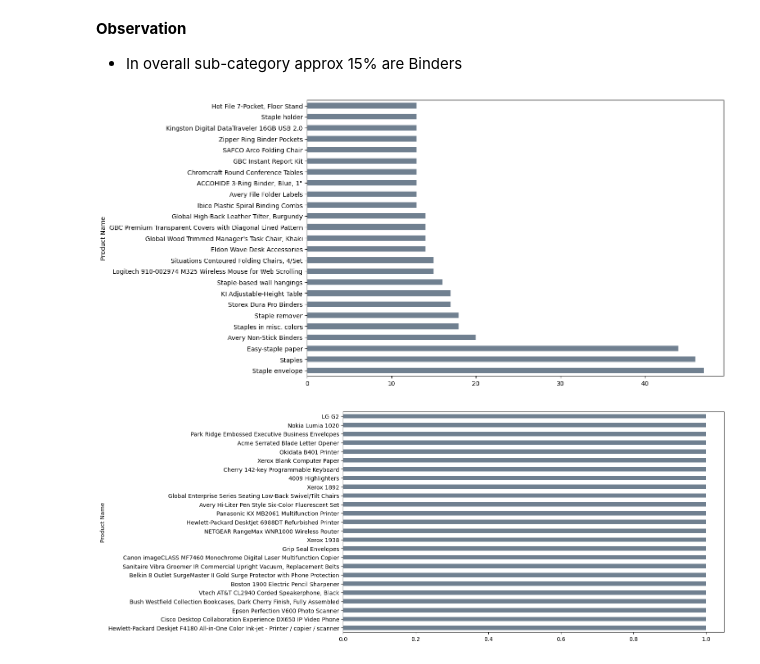
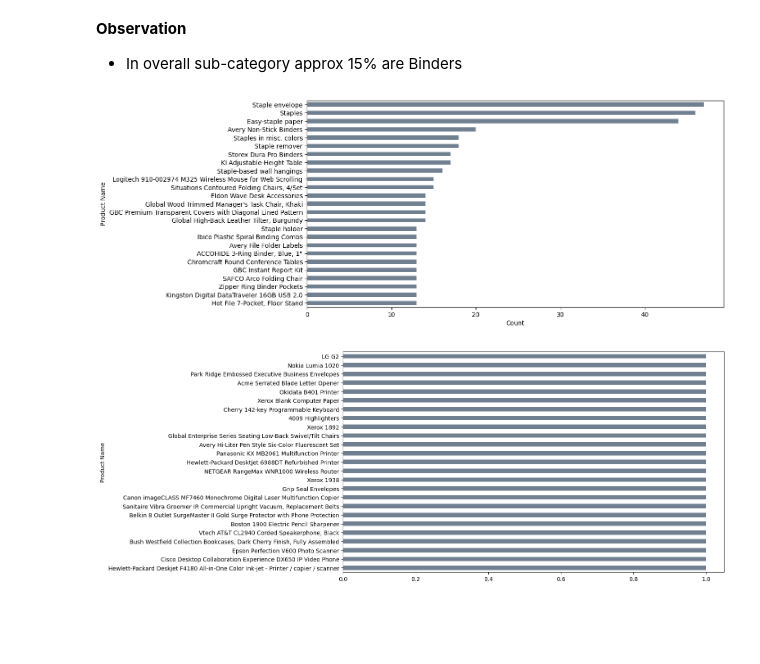
Before and after one commit to ArchuY/Super-Store-Forecasting-EDA-Regression-, a Jupyter notebook: superstore-eda-regression.ipynb, the cells around one changed output. Drawn from its saved outputs; the diff is of its cells as text; code cells hidden in the pictures; blank space fills up the shorter version.

```diff
--- a/superstore-eda-regression.ipynb
+++ b/superstore-eda-regression.ipynb
@@ -322,10 +324,11 @@ plt.xticks(rotation=360);
 **Observation**
 * In overall sub-category approx 15% are Binders
 # %%
-plt.figure(figsize=(12,8))
-train['Product Name'].value_counts().head(25).plot.barh(color = 'Slategrey');
+plt.figure(figsize=(12,6))
+train['Product Name'].value_counts().head(25).sort_values().plot.barh(color = 'Slategrey')
+plt.xlabel('Count');
 # %% [output]
-[figure, old version]
+[figure, new version]
 # %%
 plt.figure(figsize=(12,7))
 train['Product Name'].value_counts().sort_values(ascending=False).tail(25).plot.barh(color = 'Slategrey');
```
Also changed, not shown: parts of 41 cells of this notebook.
